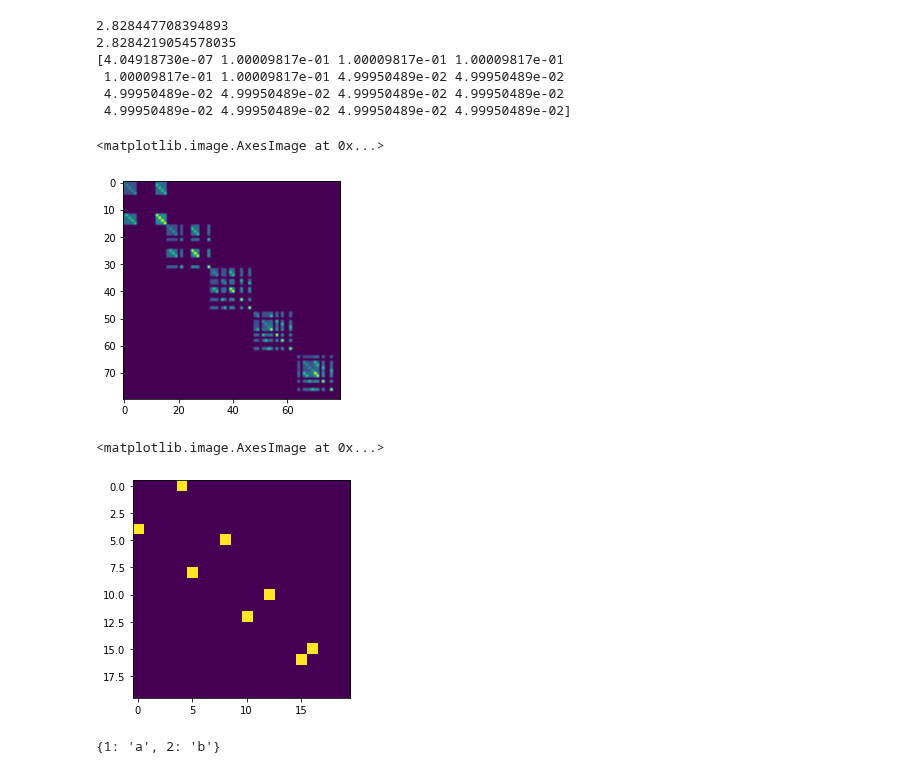
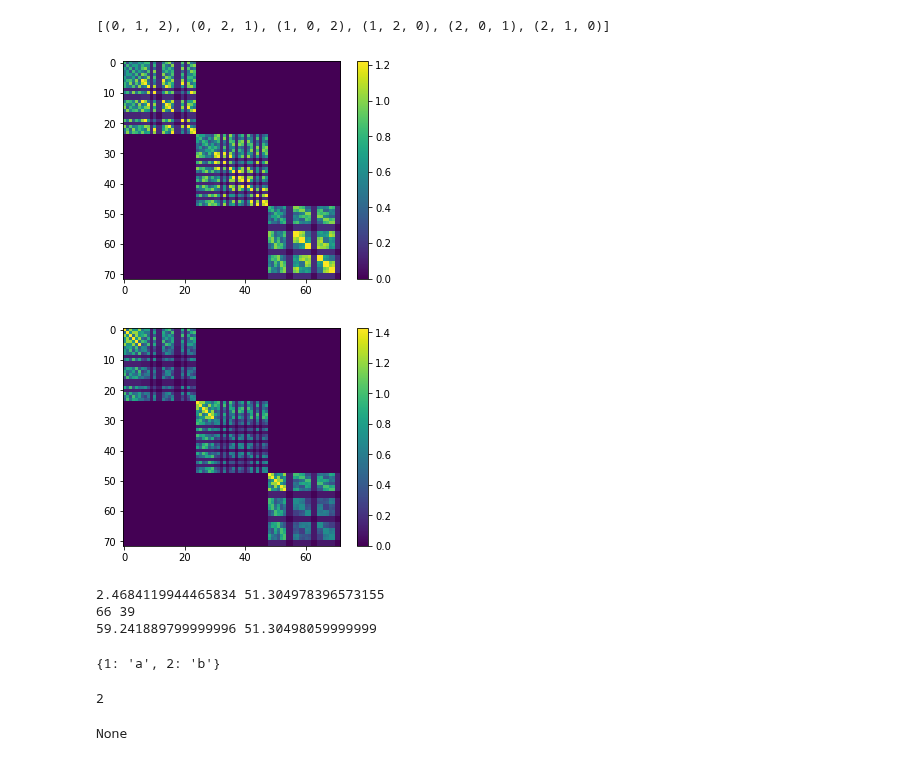
Before and after one commit to blake-holman/ED_Adversaries, a Jupyter notebook: Untitled.ipynb, the cells around one changed output. Cells and saved outputs as stored; diff of their text form; code cells hidden in the pictures.

```diff
--- a/Untitled.ipynb
+++ b/Untitled.ipynb
@@ -67,20 +68,36 @@ def big_mask_index_disagree_type(problem, yes_instance, no_instance):
             big.append([np.zeros((lang_size, lang_size))]*n)
     return np.block(big)
     # target = [np.zeros((lang_size, lang_size))]*i + [partial(problem, i)] + [np.zeros((lang_size, lang_size))]*(n-i-1)
-    return np.block([[np.zeros((lang_size, lang_size))]*i + [type_mask(problem)] + [np.zeros((lang_size, lang_size))]*(n-i-1) for i in range(n)])
-def span_solver(problem):
+    # return np.block([[np.zeros((lang_size, lang_size))]*i + [type_mask(problem)] + [np.zeros((lang_size, lang_size))]*(n-i-1) for i in range(n)])
+
+def span_solver(problem, s):
     lang_size = problem.yes_len + problem.no_len
     n = problem.n
     mat_size = lang_size * n
     X = cp.Variable((mat_size, mat_size), symmetric=True)
     t = cp.Variable()
     I = np.identity(mat_size)
-    constraints = [X >> 0]
+    constraints = [X >> 0, cp.trace(X) <= s]
     constraints += [cp.sum(cp.multiply(big_mask_index_disagree_type(problem, yes_i, no_i), X)) == 1 for yes_i, no_i in itertools.product(problem.yes_instances, problem.no_instances)]
     constraints += [cp.trace(cp.multiply(big_mask_instance(problem, instance), X)) <= t for instance in problem.no_instances + problem.yes_instances]
     prob = cp.Problem(cp.Minimize(t), constraints)
     prob.solve()
     return prob.value, X.value
+
+def span_experiment(problem):
+    lang_size = problem.yes_len + problem.no_len
+    n = problem.n
+    mat_size = lang_size * n
+    X = cp.Variable((mat_size, mat_size), symmetric=True)
+    # t = cp.Variable()
+    I = np.identity(mat_size)
+    constraints = [X >> 0, ]
+    constraints += [cp.sum(cp.multiply(big_mask_index_disagree_type(problem, yes_i, no_i), X)) == 1 for yes_i, no_i in itertools.product(problem.yes_instances, problem.no_instances)]
+    # constraints += [cp.trace(cp.multiply(big_mask_instance(problem, instance), X)) <= t for instance in problem.no_instances + problem.yes_instances]
+    prob = cp.Problem(cp.Minimize(cp.trace(X)), constraints)
+    prob.solve()
+    return prob.value, X.value
+
 
 def adv_solver(problem):
     lang_size = problem.yes_len + problem.no_len
@@ -103,29 +120,30 @@ def adv_solver(problem):
     prob.solve()
     return prob.value, L.value, M.value
 # %%
-prob = threshold_k(5, 2)
-val, L, M = adv_solver(prob)
-val2, X = span_solver(prob)
-print(val)
-print(val2)
-print(M)
-# print(prob.yes_instances)
-plt.imshow(L)
-plt.imshow(X)
+prob = ED(3)
+val, M = span_solver(prob, 1000)
+val1, M1 = span_experiment(prob)
+M = np.round(M, 7)
+M1 = np.round(M1, 7)
+plt.imshow(M)
+plt.colorbar()
+plt.show()
+
+plt.imshow(M1)
+plt.colorbar()
+plt.show()
 # %% [output]
-2.828447708394893
-2.8284219054578035
-[4.04918730e-07 1.00009817e-01 1.00009817e-01 1.00009817e-01
- 1.00009817e-01 1.00009817e-01 4.99950489e-02 4.99950489e-02
- 4.99950489e-02 4.99950489e-02 4.99950489e-02 4.99950489e-02
- 4.99950489e-02 4.99950489e-02 4.99950489e-02 4.99950489e-02]
+[(0, 1, 2), (0, 2, 1), (1, 0, 2), (1, 2, 0), (2, 0, 1), (2, 1, 0)]
-<matplotlib.image.AxesImage at 0x...>
-[figure, old version]
+[figure, new version]
+[figure, added]
 # %%
-# plt.imshow()
+print(val, val1)
+print(np.linalg.matrix_rank(M), np.linalg.matrix_rank(M1))
+print(np.trace(M), np.trace(M1))
 # %% [output]
-<matplotlib.image.AxesImage at 0x...>
+2.4684119944465834 51.304978396573155
+66 39
+59.241889799999996 51.30498059999999
-[figure, removed]
 # %%
 a = {1:'a'}
 a.update({2: 'b'})
@@ -134,0 +168,4 @@ print(a)
+# %%
+print(np.linalg.matrix_rank(g))
+# %% [output]
+2
@@ -134,0 +174,4 @@ print(a)
+# %%
+print(mask)
+# %% [output]
+None
```
Also changed, not shown: parts of 7 cells of this notebook, 7 other files.
